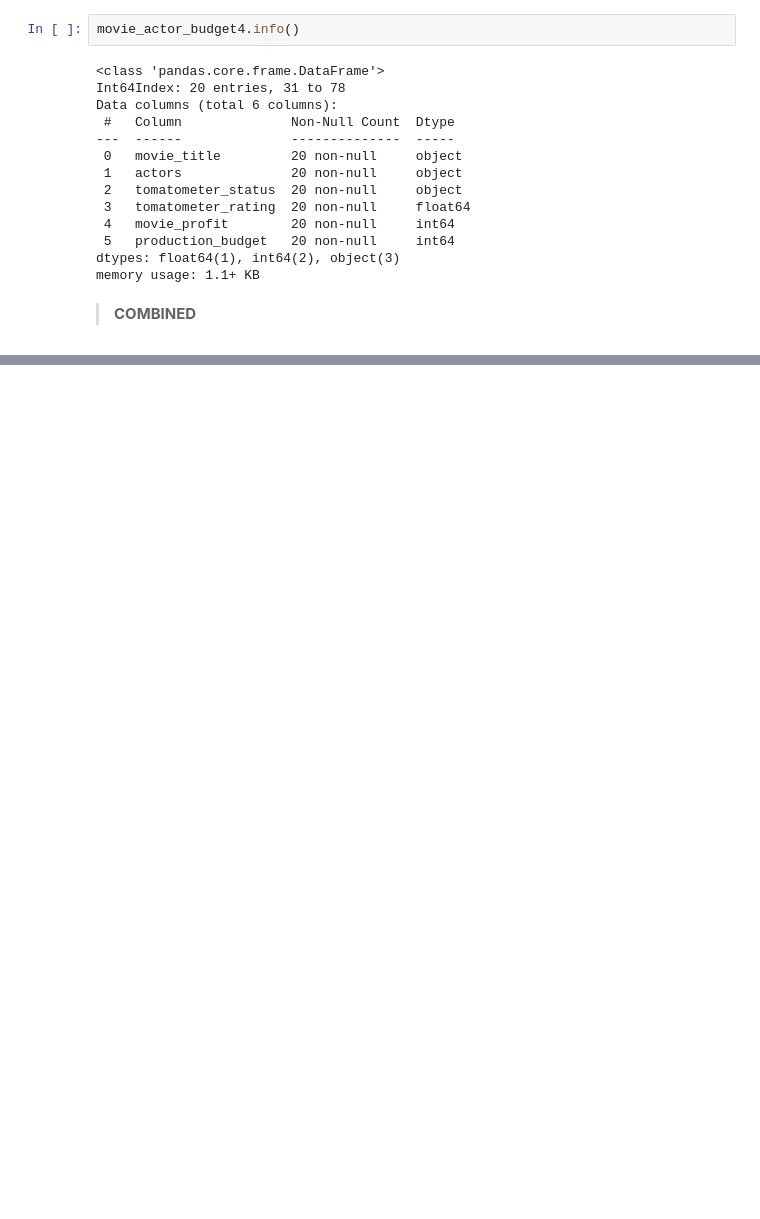
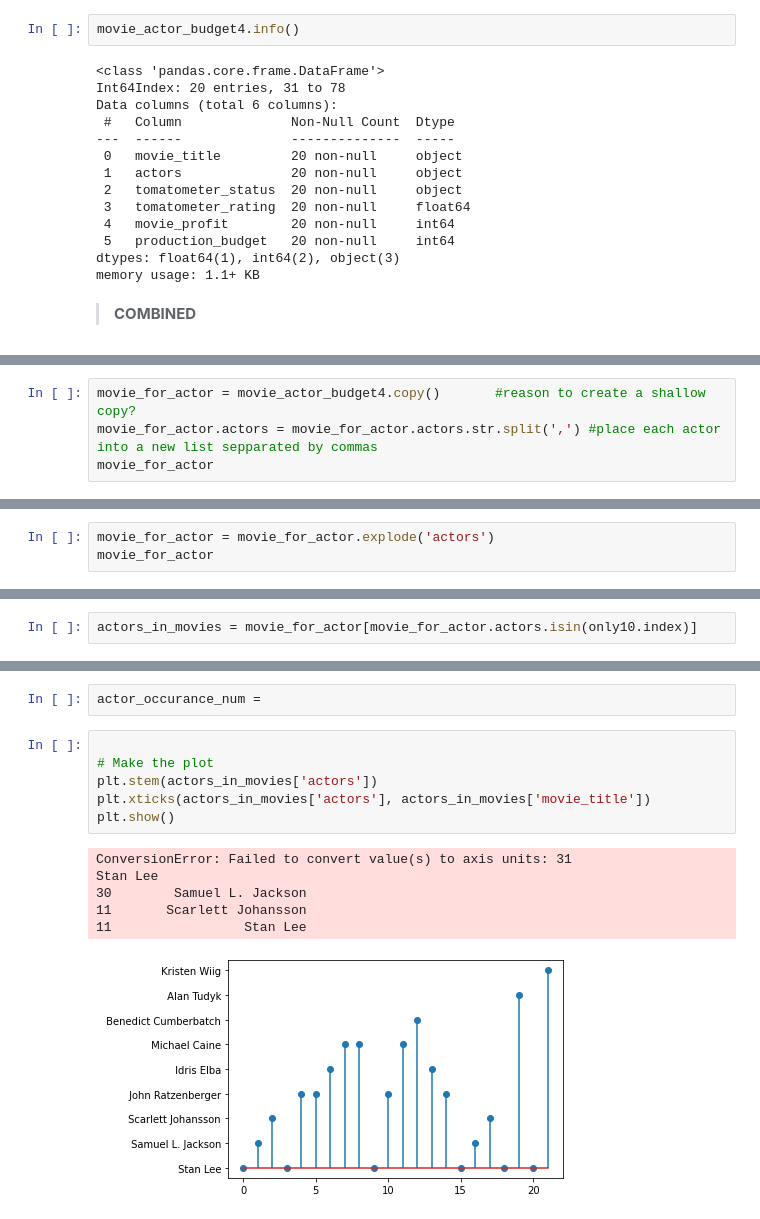
Before and after one commit to jchandleroneal/microsoft-movie-analysis, a Jupyter notebook: movie_analysis.ipynb, the cells around one changed output, grey strips where cells are left out. Saved outputs shown, nothing was run; the diff lists cells and outputs as text; blank space fills up the shorter version.

```diff
--- a/movie_analysis.ipynb
+++ b/movie_analysis.ipynb
@@ -583,0 +582,4 @@ movie_actor_budget3
+# %%
+movie_for_actor = movie_actor_budget4.copy()       #reason to create a shallow copy?
+movie_for_actor.actors = movie_for_actor.actors.str.split(',') #place each actor into a new list sepparated by commas
+movie_for_actor
@@ -583,0 +604,3 @@ movie_actor_budget3
+# %%
+movie_for_actor = movie_for_actor.explode('actors')
+movie_for_actor
@@ -583,0 +623,2 @@ movie_actor_budget3
+# %%
+actors_in_movies = movie_for_actor[movie_for_actor.actors.isin(only10.index)]
@@ -583,0 +645,14 @@ movie_actor_budget3
+# %%
+actor_occurance_num =
+# %%
+
+# Make the plot
+plt.stem(actors_in_movies['actors'])
+plt.xticks(actors_in_movies['actors'], actors_in_movies['movie_title'])
+plt.show()
+# %% [output]
+ConversionError: Failed to convert value(s) to axis units: 31                 Stan Lee
+30        Samuel L. Jackson
+11       Scarlett Johansson
+11                 Stan Lee
+[figure, added]
```
Also changed, not shown: parts of 12 cells of this notebook.
